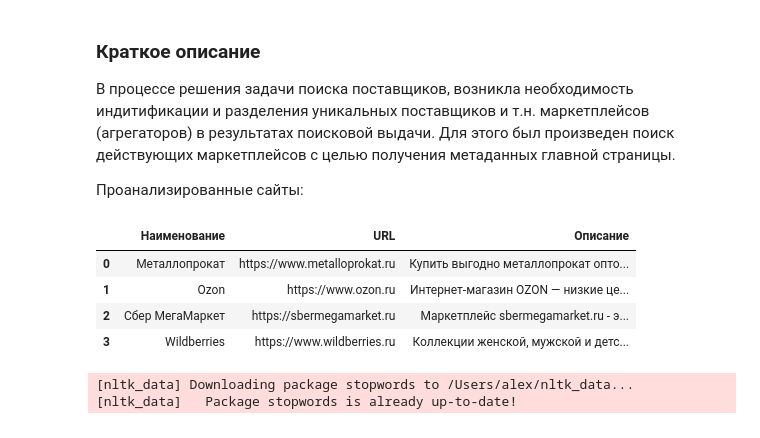
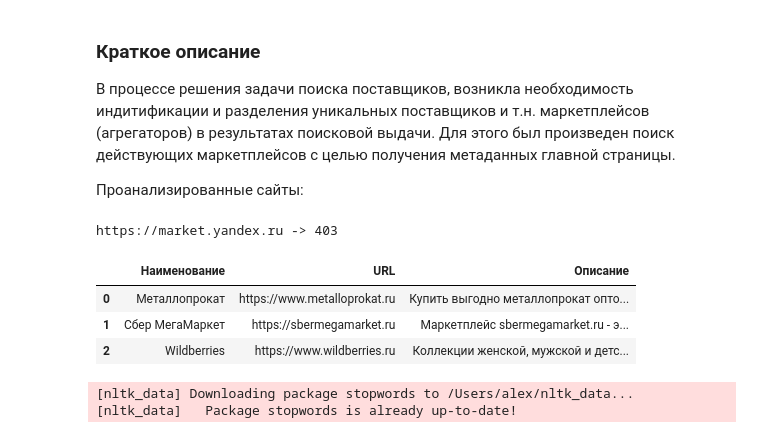
Before and after one commit to AlexHLinS/serverchallengesolution, a Jupyter notebook: metaDataAnalyse.ipynb, the cells around one changed output. Saved outputs shown, nothing was run; the diff lists cells and outputs as text; code cells hidden in the pictures.

```diff
--- a/metaDataAnalyse.ipynb
+++ b/metaDataAnalyse.ipynb
@@ -12,50 +12,54 @@
 import requests
 import bs4 as bs
 import pandas as pd
 
 headers = {'user-agent': "User-Agent: Mozilla/5.0 (Macintosh; Intel Mac OS X 10_15_7) AppleWebKit/605.1.15 (KHTML, like Gecko) Version/15.3 Safari/605.1.15",
            'accept-encoding': 'gzip, deflate, br',
            'accept-language': 'ru-RU,ru;q=0.9,en-US;q=0.8,en;q=0.7',
            'accept': "text/html,application/xhtml+xml,application/xml;q=0.9,image/webp,image/apng,*/*;q=0.8,application/signed-exchange;v=b3;q=0.9",
            'connection': 'keep-alive',
            'Sec-Fetch-Dest': 'document',
            'Sec-Fetch-Mode': 'navigate',
            'Sec-Fetch-Site': 'none',
            'Sec-Fetch-User': '?1',
            'Upgrade-Insecure-Requests': '1'}
 
 #TODO:Ra3Svet добавить в словарь маркетплейсы
 URLS = {
     "Металлопрокат": "https://www.metalloprokat.ru",
     "Ozon": "https://www.ozon.ru",
     "Yandex.Market": "https://market.yandex.ru",
     "Сбер МегаМаркет": "https://sbermegamarket.ru",
-    "Wildberries": "https://www.wildberries.ru",
-    "":""
+    "Wildberries": "https://www.wildberries.ru"
 }
 
-marketplaces = pd.DataFrame(columns=['Наименование', 'URL', 'Описание'])
+def getMetaDescrDF(URLS):
 
-for element in URLS.keys():
-    headers['host'] = str(URLS[element])[8:]
-    req = requests.get(URLS[element], headers=headers)
-    if req.status_code != 200:
-        continue
-    req.encoding = 'utf-8'
-    parsed = bs.BeautifulSoup(req.text, 'lxml')
-    meta = parsed.find_all('meta', {'name': 'description'})
-    for m in meta:
-        marketplaces = marketplaces.append({'Наименование': str(element), 'URL': str(
-            URLS[element]), 'Описание': str(m['content'])}, ignore_index=True)
+    marketplaces = pd.DataFrame(columns=['Наименование', 'URL', 'Описание'])
 
+    for element in URLS.keys():
+        headers['host'] = str(URLS[element])[8:]
+        req = requests.get(URLS[element], headers=headers)
+        if req.status_code != 200:
+            print(f"{URLS[element]} -> {req.status_code}")
+            continue
+        req.encoding = 'utf-8'
+        parsed = bs.BeautifulSoup(req.text, 'lxml')
+        meta = parsed.find_all('meta', {'name': 'description'})
+        for m in meta:
+            marketplaces = marketplaces.append({'Наименование': str(element), 'URL': str(
+                URLS[element]), 'Описание': str(m['content'])}, ignore_index=True)
 
+    return marketplaces
+
+marketplaces = getMetaDescrDF(URLS)
 marketplaces
 # %% [output]
+https://market.yandex.ru -> 403
 |  | Наименование | URL | Описание |
 | 0 | Металлопрокат | https://www.metalloprokat.ru | Купить выгодно металлопрокат опто... |
-| 1 | Ozon | https://www.ozon.ru | Интернет-магазин OZON — низкие це... |
-| 2 | Сбер МегаМаркет | https://sbermegamarket.ru | Маркетплейс sbermegamarket.ru - э... |
-| 3 | Wildberries | https://www.wildberries.ru | Коллекции женской, мужской и детс... |
+| 1 | Сбер МегаМаркет | https://sbermegamarket.ru | Маркетплейс sbermegamarket.ru - э... |
+| 2 | Wildberries | https://www.wildberries.ru | Коллекции женской, мужской и детс... |
 # %%
 # подготовка метаданных к анализу
 import re
```
Also changed, not shown: 1 other file.
